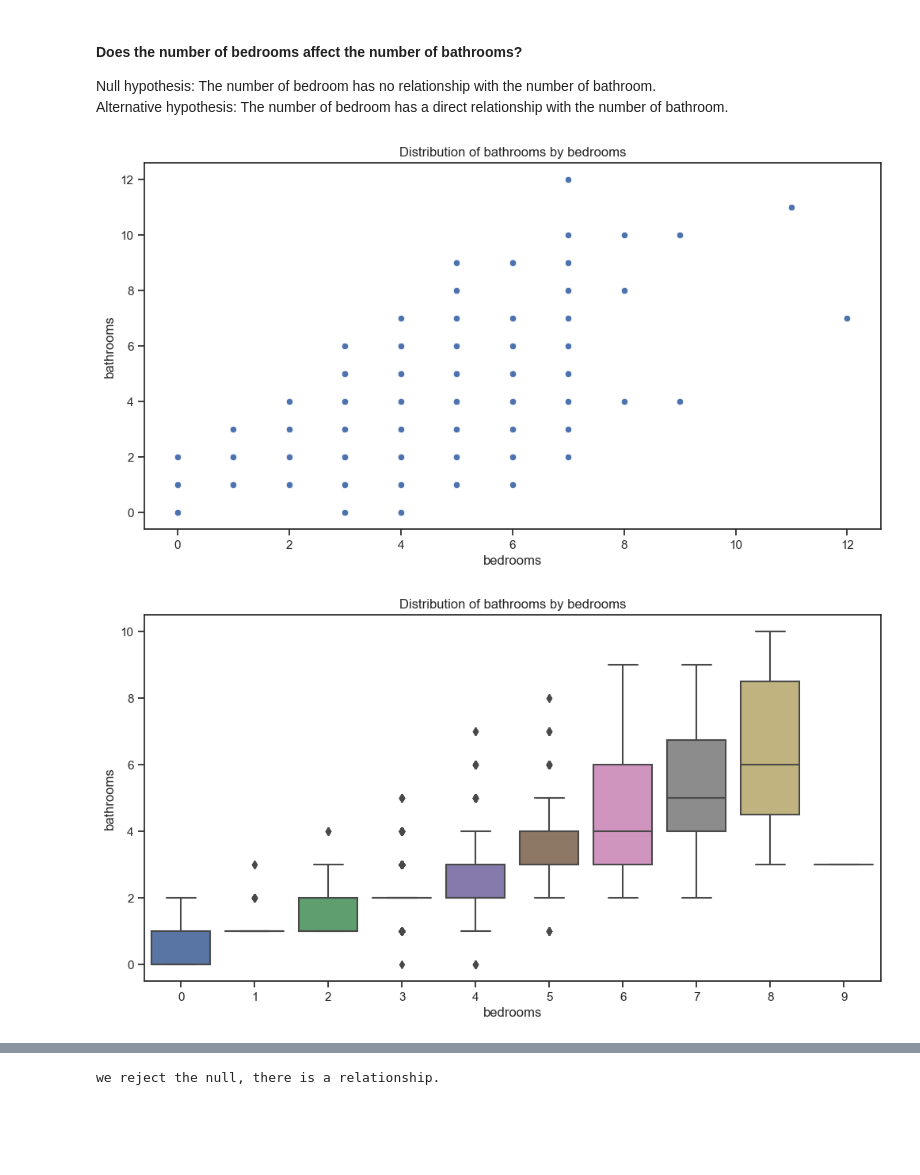
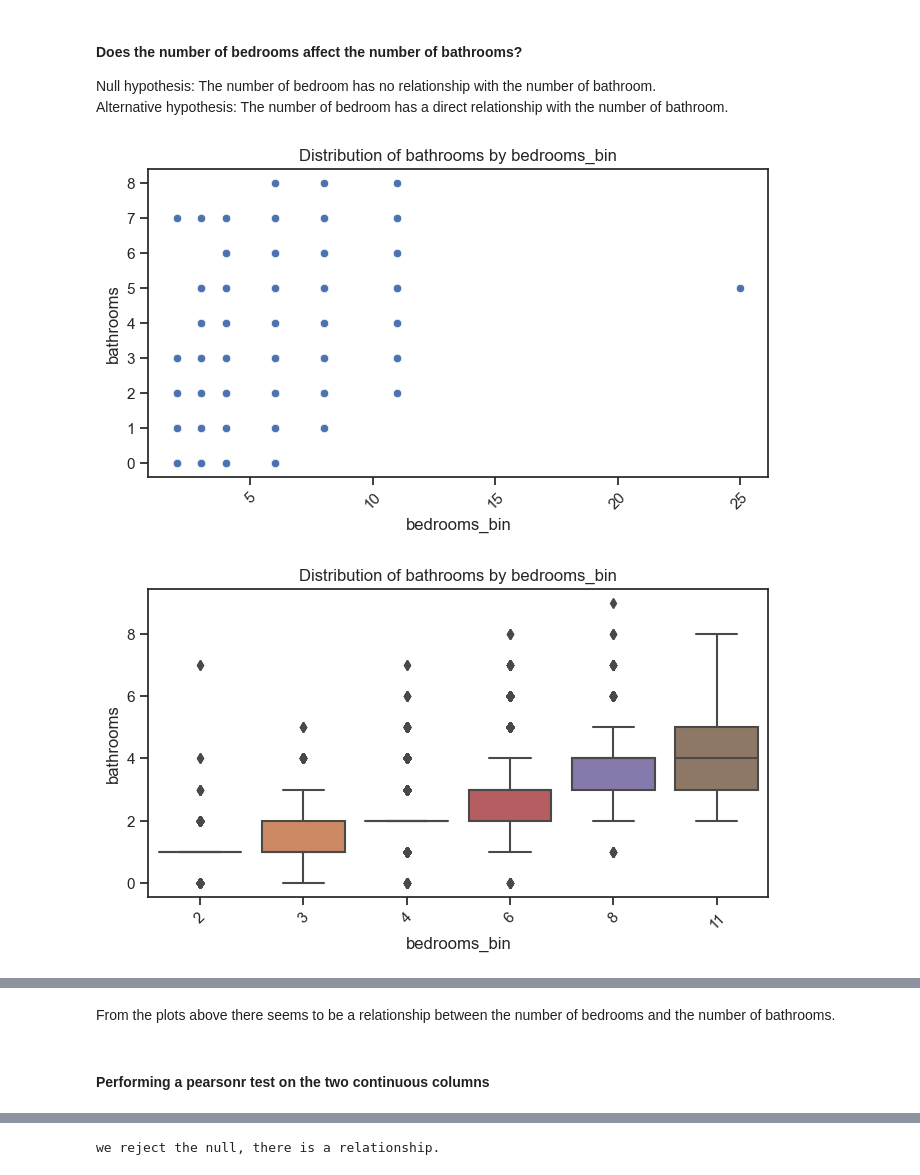
Before and after one commit to TheodoreQuansah/regression-exercises, a Jupyter notebook: explore.ipynb, the cells around one changed output, grey strips where cells are left out. Cells and saved outputs as stored; diff of their text form; code cells hidden in the pictures; blank space fills up the shorter version.

```diff
--- a/explore.ipynb
+++ b/explore.ipynb
@@ -83,7 +95,7 @@ Null hypothesis: The number of bedroom has no relationship with the number of ba
 Alternative hypothesis: The number of bedroom has a direct relationship with the number of bathroom.
 # %%
 #Calling the plot_categorical_and_continuous_vars function to visualize the relationship betweem bedrooms and tax_value
-plot_categorical_and_continuous_vars(train, categorical_col = 'bedrooms', continuous_col = 'bathrooms')
+plot_categorical_and_continuous_vars(train, categorical_col = 'bedrooms_bin', continuous_col = 'bathrooms')
 # %% [output]
-[figure, old version]
+[figure, new version]
-[figure, old version]
+[figure, new version]
@@ -91,3 +103,7 @@ plot_categorical_and_continuous_vars(train, categorical_col = 'bedrooms', contin
+# %% [markdown]
+From the plots above there seems to be a relationship between the number of bedrooms and the number of bathrooms.
+# %% [markdown]
+#### Performing a pearsonr test on the two continuous columns
 # %%
 #performing a pearsonr to test the correlation between bedrooms and tax_value
 correlation, p = stats.pearsonr(train['bedrooms'], train['bathrooms'])
```
Also changed, not shown: parts of 48 cells of this notebook, 2 other files.
